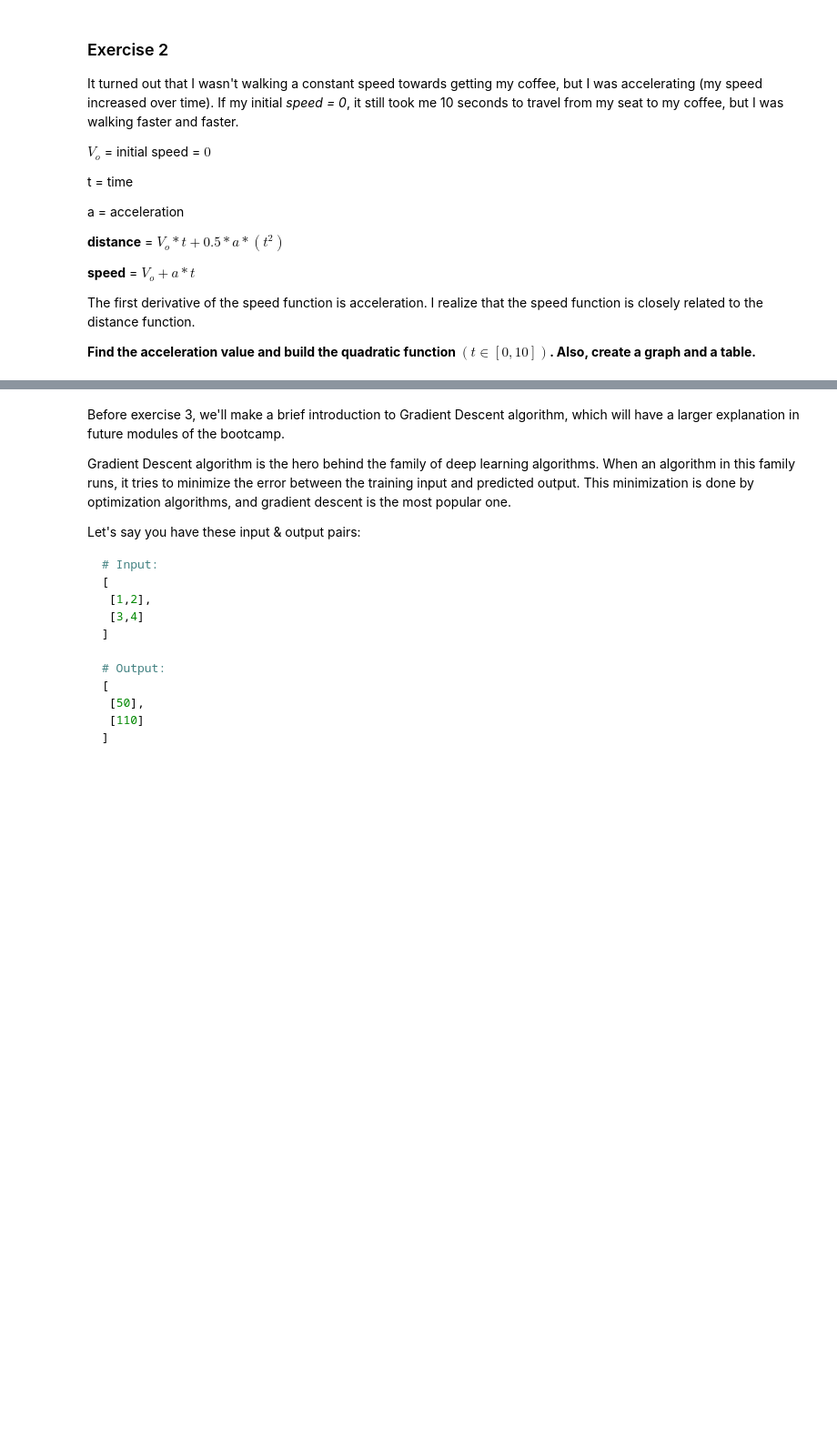
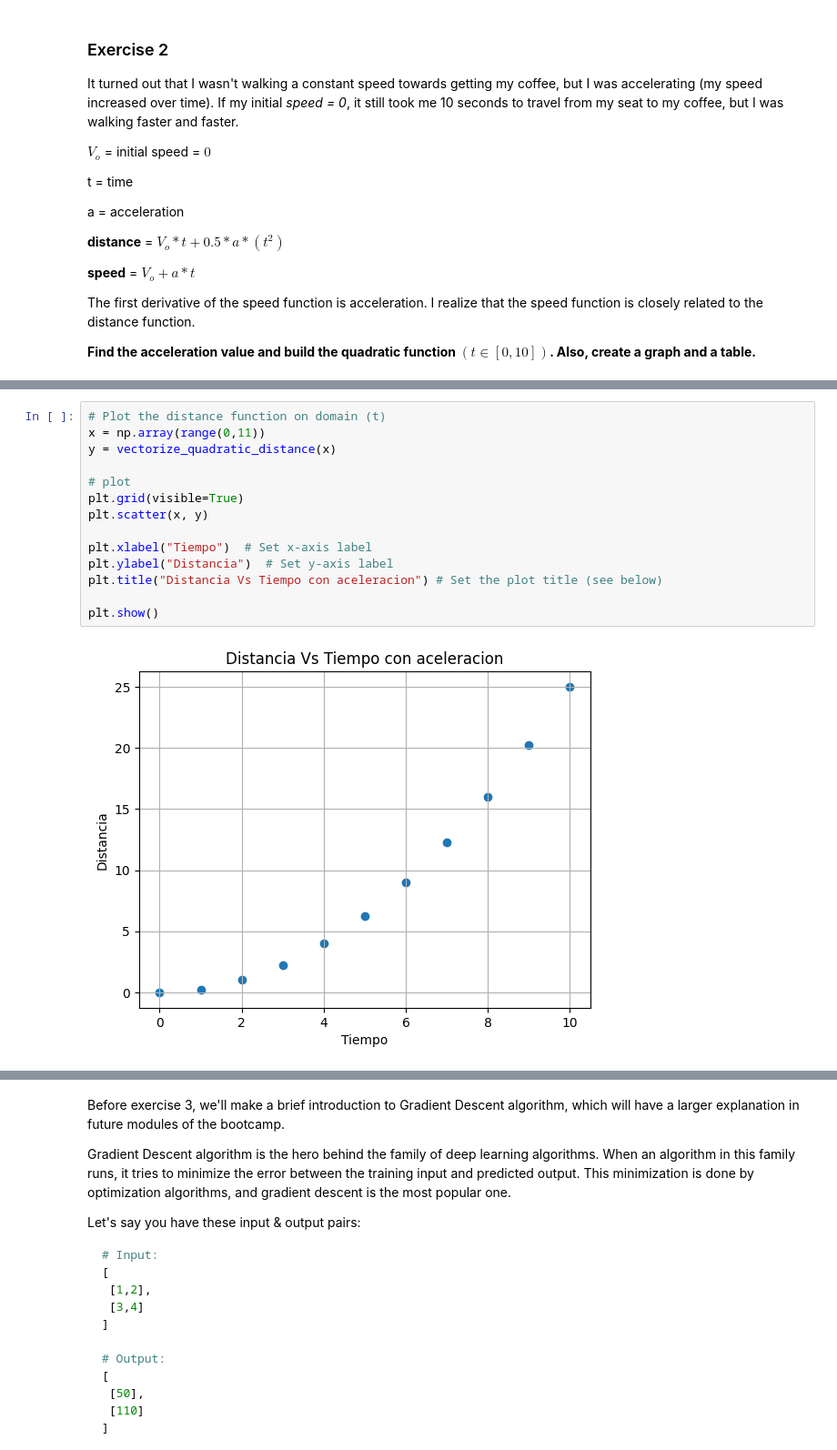
Before and after one commit to 4GeeksAcademy/alejandroNovellino-calculus-and-algebra-problems-with-python, a Jupyter notebook: notebook/problems.ipynb, the cells around one changed output, grey strips where cells are left out. Shown at 91% size. Drawn from its saved outputs; the diff is of its cells as text; blank space fills up the shorter version.

```diff
--- a/notebook/problems.ipynb
+++ b/notebook/problems.ipynb
@@ -84,2 +98,18 @@ The first derivative of the speed function is acceleration. I realize that the s
+# %%
+# Plot the distance function on domain (t)
+x = np.array(range(0,11))
+y = vectorize_quadratic_distance(x)
+
+# plot
+plt.grid(visible=True)
+plt.scatter(x, y)
+
+plt.xlabel("Tiempo")  # Set x-axis label
+plt.ylabel("Distancia")  # Set y-axis label
+plt.title("Distancia Vs Tiempo con aceleracion") # Set the plot title (see below)
+
+plt.show()
+# %% [output]
+[figure, added]
 # %%
 # Create a DataFrame
```
Also changed, not shown: parts of 9 cells of this notebook.
